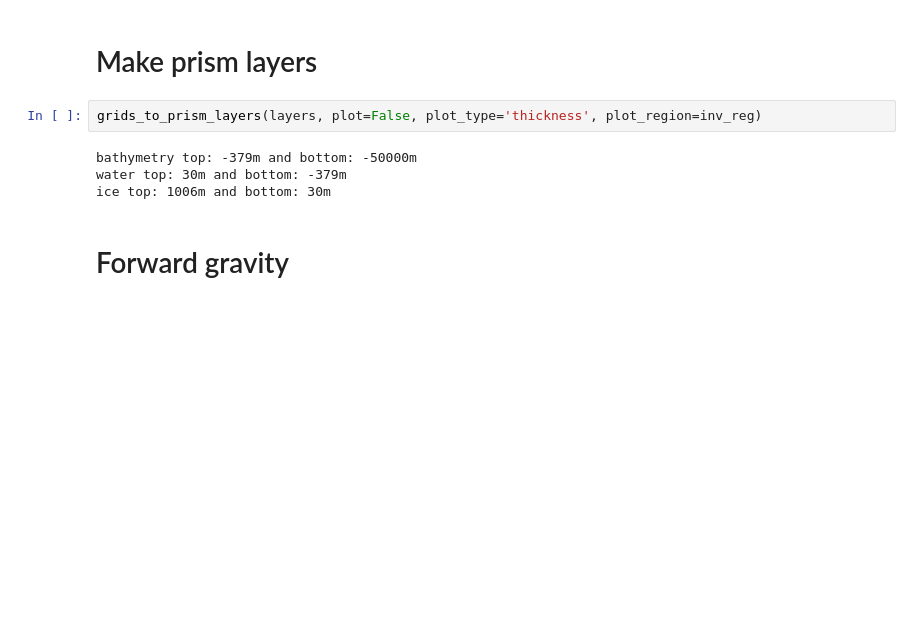
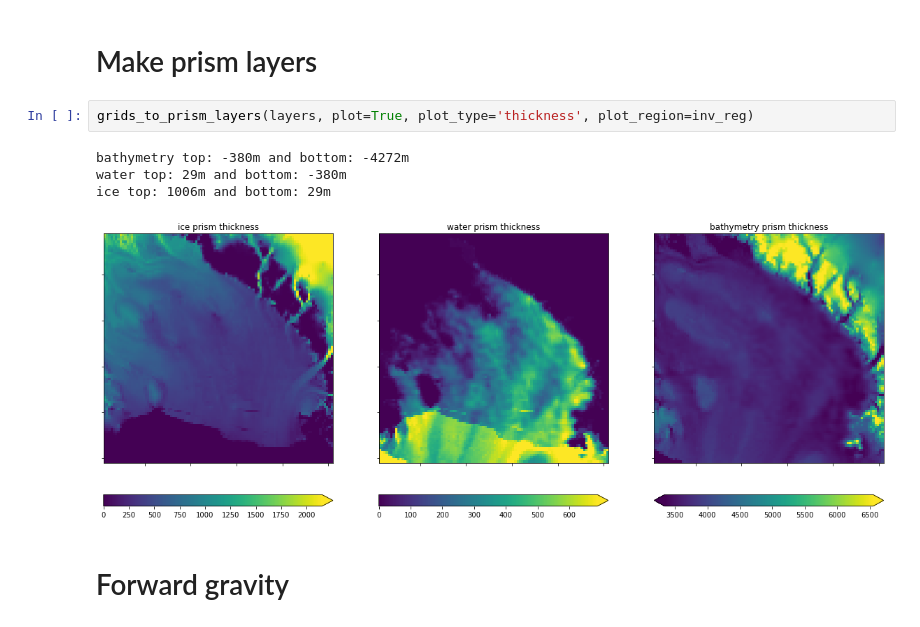
Before and after one commit to mdtanker/RIS_gravity_inversion, a Jupyter notebook: RIS_inversion.ipynb, the cells around one changed output. Drawn from its saved outputs; the diff is of its cells as text; blank space fills up the shorter version.

```diff
--- a/RIS_inversion.ipynb
+++ b/RIS_inversion.ipynb
@@ -1129,11 +1199,12 @@ gravity: 2500 points
 # %% [markdown]
 # Make prism layers
 # %%
-grids_to_prism_layers(layers, plot=False, plot_type='thickness', plot_region=inv_reg)
+grids_to_prism_layers(layers, plot=True, plot_type='thickness', plot_region=inv_reg)
 # %% [output]
-bathymetry top: -379m and bottom: -50000m
-water top: 30m and bottom: -379m
-ice top: 1006m and bottom: 30m
+bathymetry top: -380m and bottom: -4272m
+water top: 29m and bottom: -380m
+ice top: 1006m and bottom: 29m
+[figure, added]
 # %% [markdown]
 # Forward gravity
 # %%
```
Also changed, not shown: parts of 9 cells of this notebook, 9 other files.
